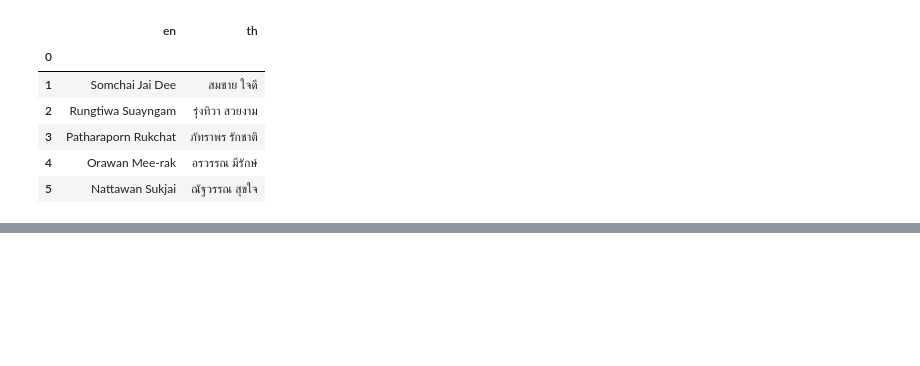
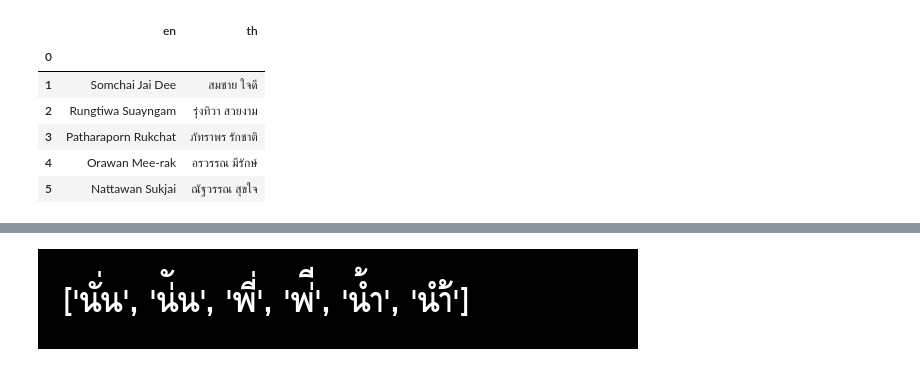
Before and after one commit to northnpk/TextRecognitionDataGenerator, a Jupyter notebook: trdgtest.ipynb, the cells around one changed output, grey strips where cells are left out. Cells and saved outputs as stored; diff of their text form; code cells hidden in the pictures; blank space fills up the shorter version.

Commit message:
[fix] th tone, vowels overlapped (RAQM engine)

```diff
--- a/trdgtest.ipynb
+++ b/trdgtest.ipynb
@@ -88,0 +86,14 @@ for img, lbl in generator:
+# %%
+from PIL import Image, ImageFont, ImageDraw
+
+text_string = str(['นั่น', 'น่ัน', 'พี่', 'พ่ี', 'น้ำ', 'นำ้'])
+
+img = Image.new('RGB', (600, 100))
+draw = ImageDraw.Draw(img)
+font = ImageFont.truetype('trdg/fonts/th/upcdb.ttf', 50, layout_engine=ImageFont.Layout.RAQM)
+
+draw.text((25,40), text_string, fill='white', font=font)
+
+display(img)
+# %% [output]
+[figure, added]
```
Also changed, not shown: parts of 2 cells of this notebook, 1 other file.
